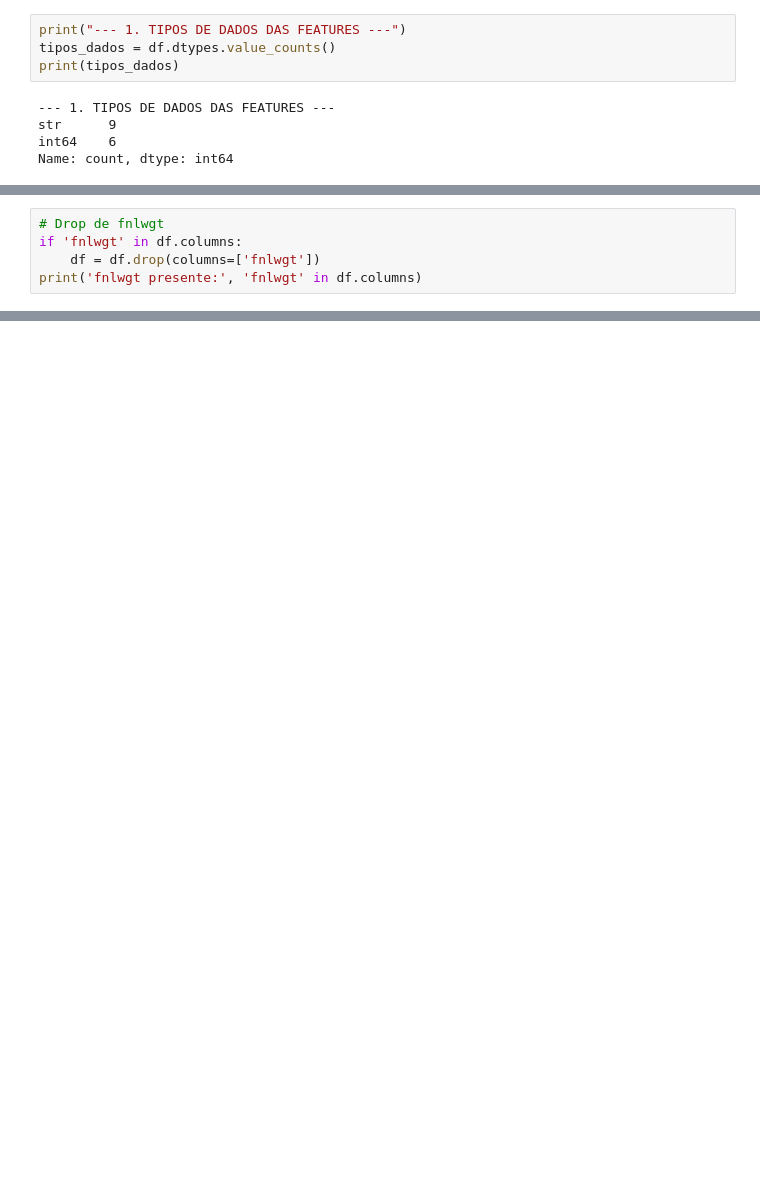
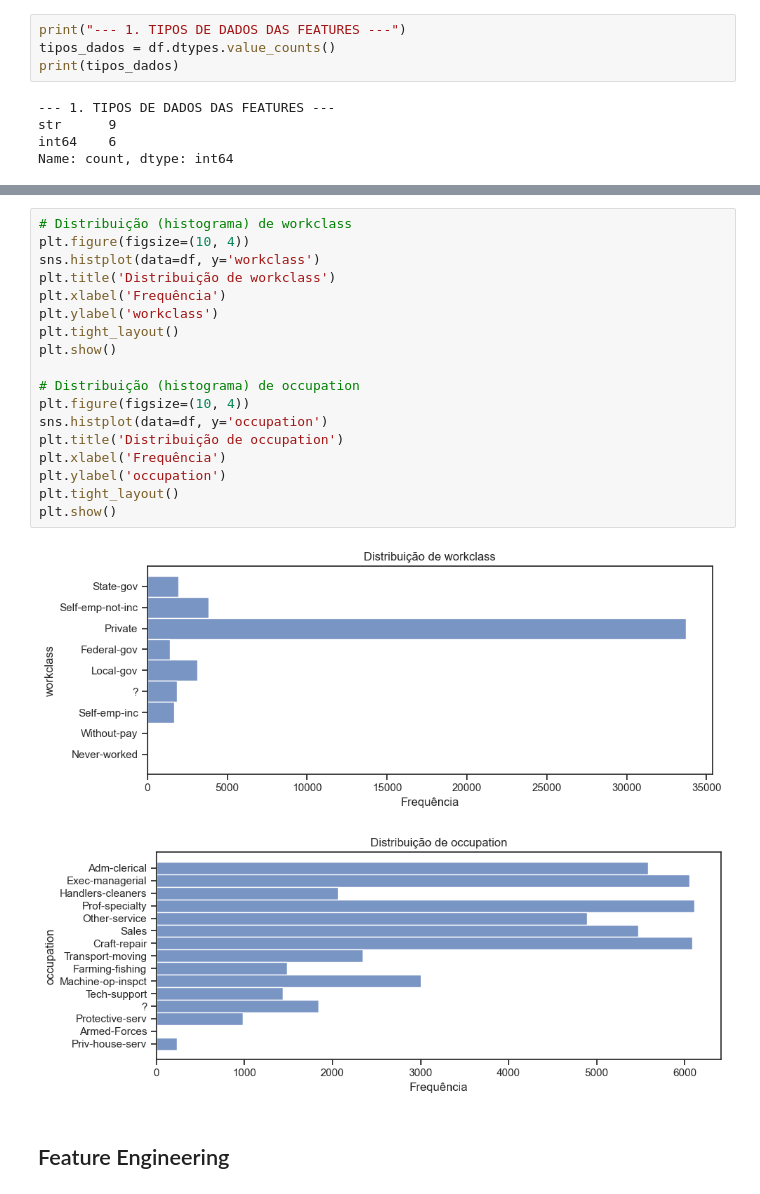
Before and after one commit to Marcus-vinicius-pcs/reconhecimento-de-padroes, a Jupyter notebook: Reconhecimento_de_Padrões___EDA___Atividade_1_em_grupo.ipynb, the cells around one changed output, grey strips where cells are left out. Cells and saved outputs as stored; diff of their text form; blank space fills up the shorter version.

Commit message:
finalizando feature engineering

```diff
--- a/Reconhecimento_de_Padrões___EDA___Atividade_1_em_grupo.ipynb
+++ b/Reconhecimento_de_Padrões___EDA___Atividade_1_em_grupo.ipynb
@@ -468,5 +180,0 @@ capital-balance criado; capital-gain/loss removidos
-# %%
-# Drop de fnlwgt
-if 'fnlwgt' in df.columns:
-    df = df.drop(columns=['fnlwgt'])
-print('fnlwgt presente:', 'fnlwgt' in df.columns)
@@ -571,0 +296,23 @@ df.head()
+# %%
+# Distribuição (histograma) de workclass
+plt.figure(figsize=(10, 4))
+sns.histplot(data=df, y='workclass')
+plt.title('Distribuição de workclass')
+plt.xlabel('Frequência')
+plt.ylabel('workclass')
+plt.tight_layout()
+plt.show()
+
+# Distribuição (histograma) de occupation
+plt.figure(figsize=(10, 4))
+sns.histplot(data=df, y='occupation')
+plt.title('Distribuição de occupation')
+plt.xlabel('Frequência')
+plt.ylabel('occupation')
+plt.tight_layout()
+plt.show()
+# %% [output]
+[figure, added]
+[figure, added]
+# %% [markdown]
+## Feature Engineering
```
Also changed, not shown: parts of 75 cells of this notebook.
